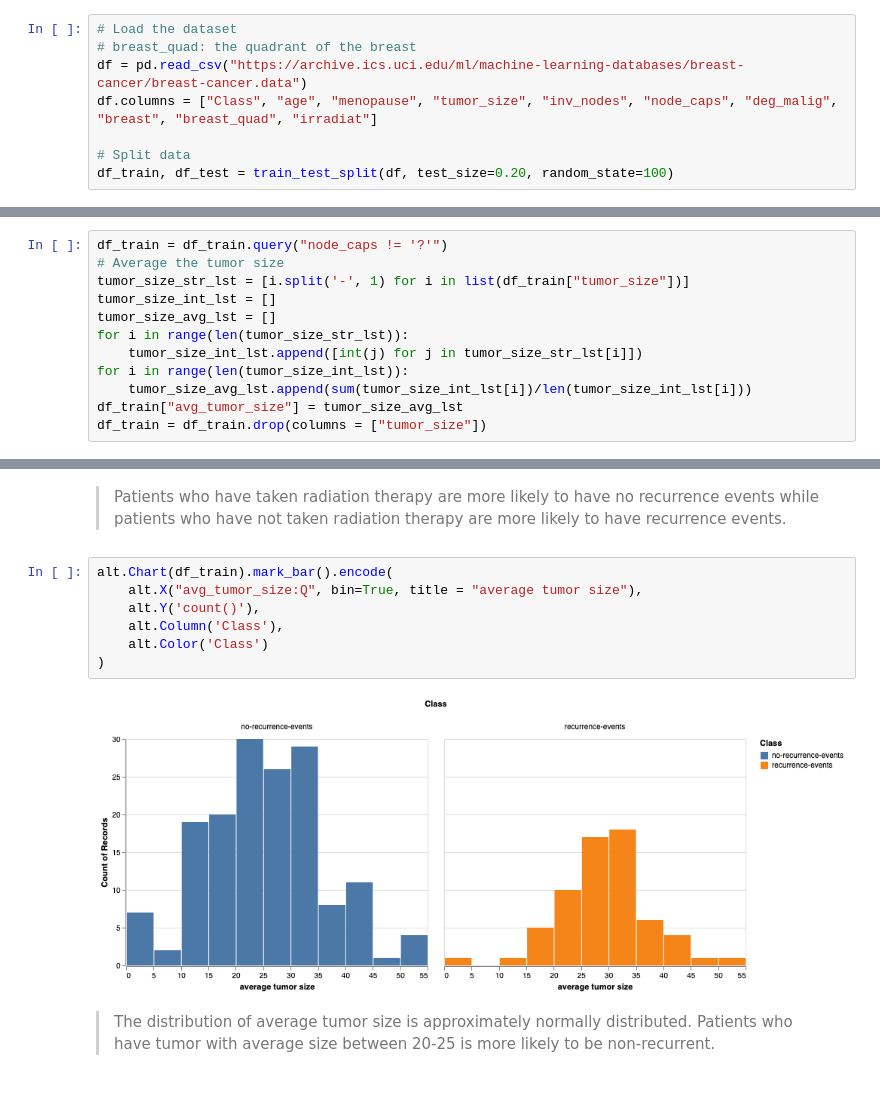
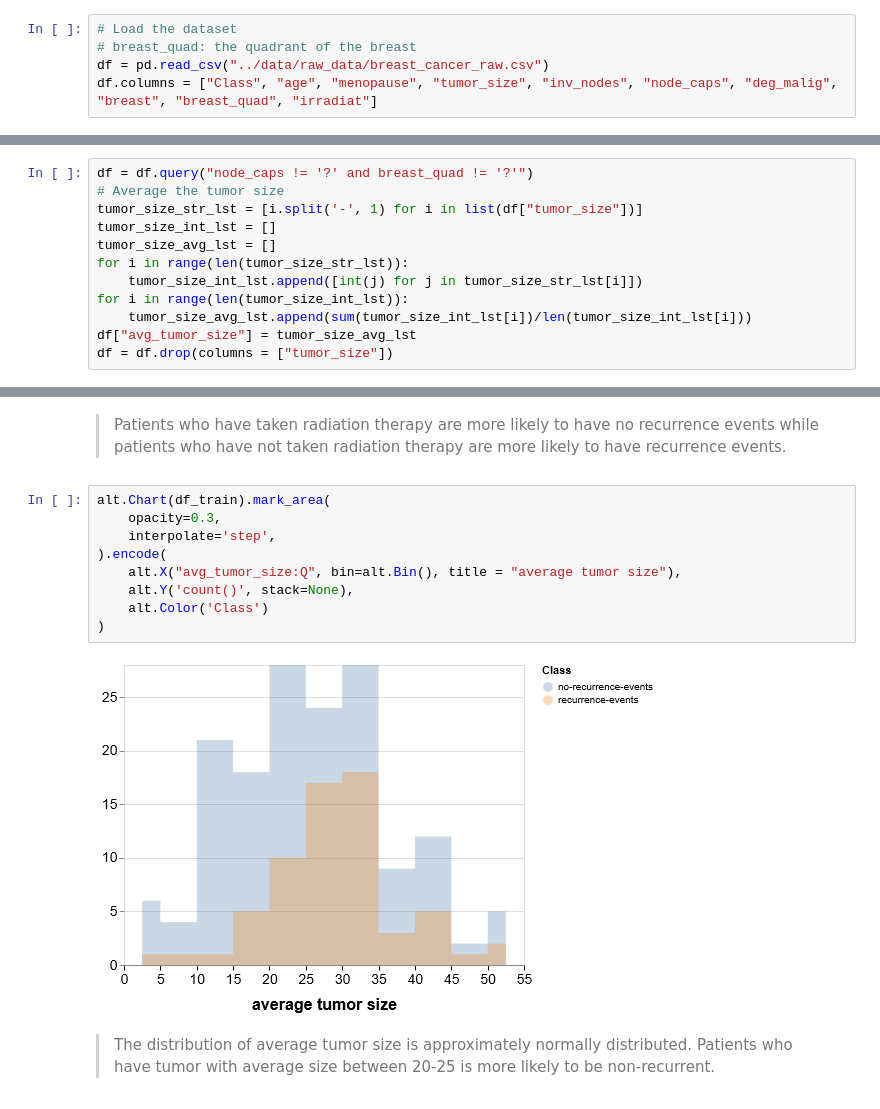
Before and after one commit to clsu22/DSCI522_Group_1, a Jupyter notebook: analysis/EDA_draft.ipynb, the cells around one changed output, grey strips where cells are left out. Saved outputs shown, nothing was run; the diff lists cells and outputs as text.

Commit message:
Create data folder, download data, modified EDA_draft

```diff
--- a/analysis/EDA_draft.ipynb
+++ b/analysis/EDA_draft.ipynb
@@ -13,9 +83,6 @@ from sklearn.model_selection import train_test_split
 # %%
 # Load the dataset
 # breast_quad: the quadrant of the breast
-df = pd.read_csv("https://archive.ics.uci.edu/ml/machine-learning-databases/breast-cancer/breast-cancer.data")
+df = pd.read_csv("../data/raw_data/breast_cancer_raw.csv")
 df.columns = ["Class", "age", "menopause", "tumor_size", "inv_nodes", "node_caps", "deg_malig", "breast", "breast_quad", "irradiat"]
-
-# Split data
-df_train, df_test = train_test_split(df, test_size=0.20, random_state=100)
 # %%
@@ -67,14 +134,14 @@ print("- There are {0} patients are used to be treated with radiation therapy wh
 # %% [markdown]
 ## 4. Wrangling
 # %%
-df_train = df_train.query("node_caps != '?'")
+df = df.query("node_caps != '?' and breast_quad != '?'")
 # Average the tumor size
-tumor_size_str_lst = [i.split('-', 1) for i in list(df_train["tumor_size"])]
+tumor_size_str_lst = [i.split('-', 1) for i in list(df["tumor_size"])]
 tumor_size_int_lst = []
 tumor_size_avg_lst = []
 for i in range(len(tumor_size_str_lst)):
     tumor_size_int_lst.append([int(j) for j in tumor_size_str_lst[i]])
 for i in range(len(tumor_size_int_lst)):
     tumor_size_avg_lst.append(sum(tumor_size_int_lst[i])/len(tumor_size_int_lst[i]))
-df_train["avg_tumor_size"] = tumor_size_avg_lst
-df_train = df_train.drop(columns = ["tumor_size"])
+df["avg_tumor_size"] = tumor_size_avg_lst
+df = df.drop(columns = ["tumor_size"])
@@ -165,13 +235,15 @@ plt6
 # %% [markdown]
 > Patients who have taken radiation therapy are more likely to have no recurrence events while patients who have not taken radiation therapy are more likely to have recurrence events.
 # %%
-alt.Chart(df_train).mark_bar().encode(
-    alt.X("avg_tumor_size:Q", bin=True, title = "average tumor size"),
-    alt.Y('count()'),
-    alt.Column('Class'),
+alt.Chart(df_train).mark_area(
+    opacity=0.3,
+    interpolate='step',
+).encode(
+    alt.X("avg_tumor_size:Q", bin=alt.Bin(), title = "average tumor size"),
+    alt.Y('count()', stack=None),
     alt.Color('Class')
 )
 # %% [output]
-[figure, old version]
+[figure, new version]
 # %% [markdown]
 > The distribution of average tumor size is approximately normally distributed. Patients who have tumor with average size between 20-25 is more likely to be non-recurrent.
```
Also changed, not shown: parts of 14 cells of this notebook, 3 other files.
